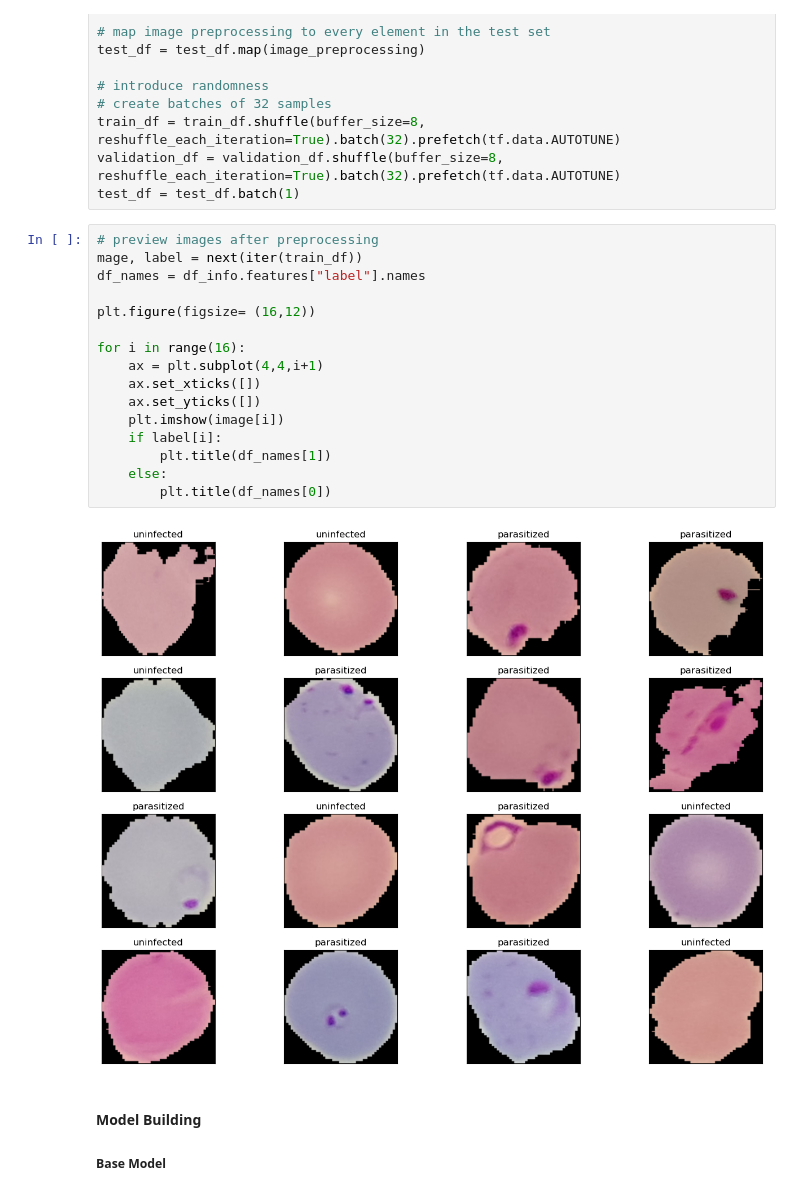
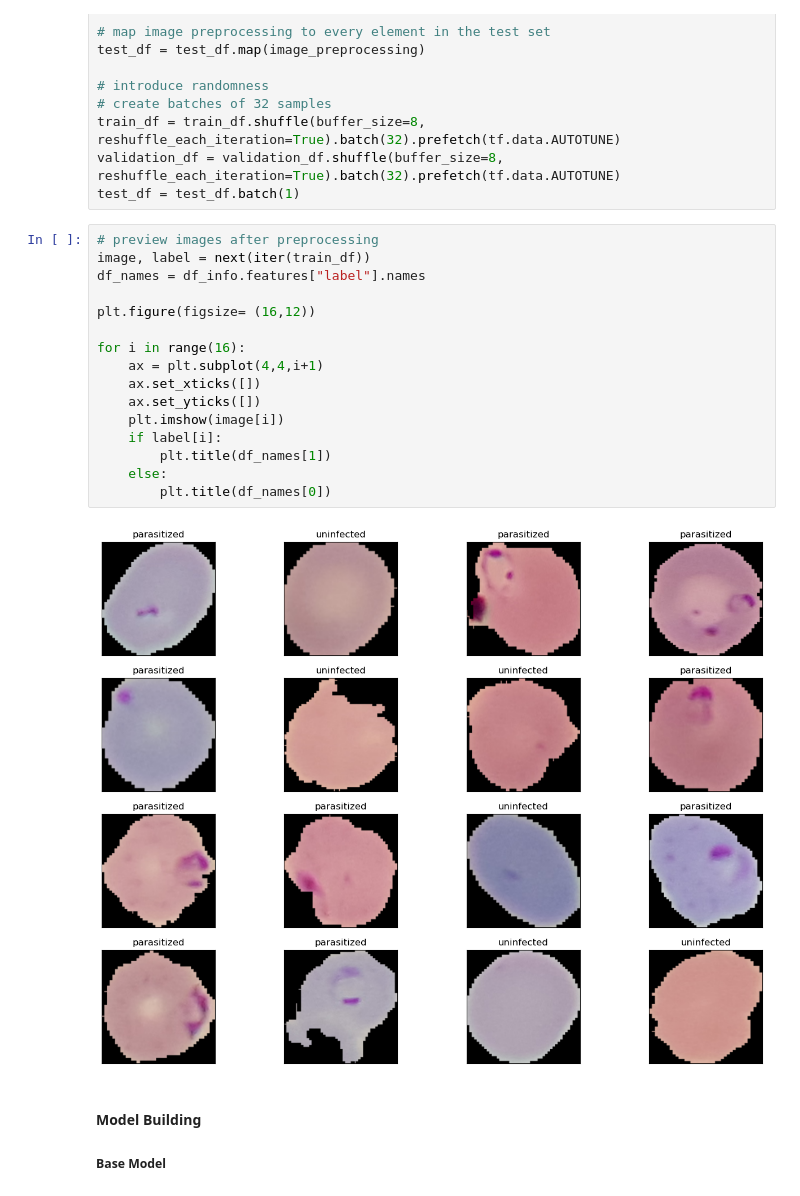
Before and after one commit to atienosonia/CEMA-Africa, a Jupyter notebook: notebooks/model_training.ipynb, the cells around one changed output. Drawn from its saved outputs; the diff is of its cells as text.

```diff
--- a/notebooks/model_training.ipynb
+++ b/notebooks/model_training.ipynb
@@ -158,22 +158,22 @@ validation_df = validation_df.shuffle(buffer_size=8, reshuffle_each_iteration=Tr
 test_df = test_df.batch(1)
 # %%
 # preview images after preprocessing
-mage, label = next(iter(train_df))
+image, label = next(iter(train_df))
 df_names = df_info.features["label"].names
 
 plt.figure(figsize= (16,12))
 
 for i in range(16):
     ax = plt.subplot(4,4,i+1)
     ax.set_xticks([])
     ax.set_yticks([])
     plt.imshow(image[i])
     if label[i]:
         plt.title(df_names[1])
     else:
         plt.title(df_names[0])
 # %% [output]
-[figure, old version]
+[figure, new version]
 # %% [markdown]
 #### Model Building
 ##### Base Model
```
Also changed, not shown: parts of 4 cells of this notebook.
